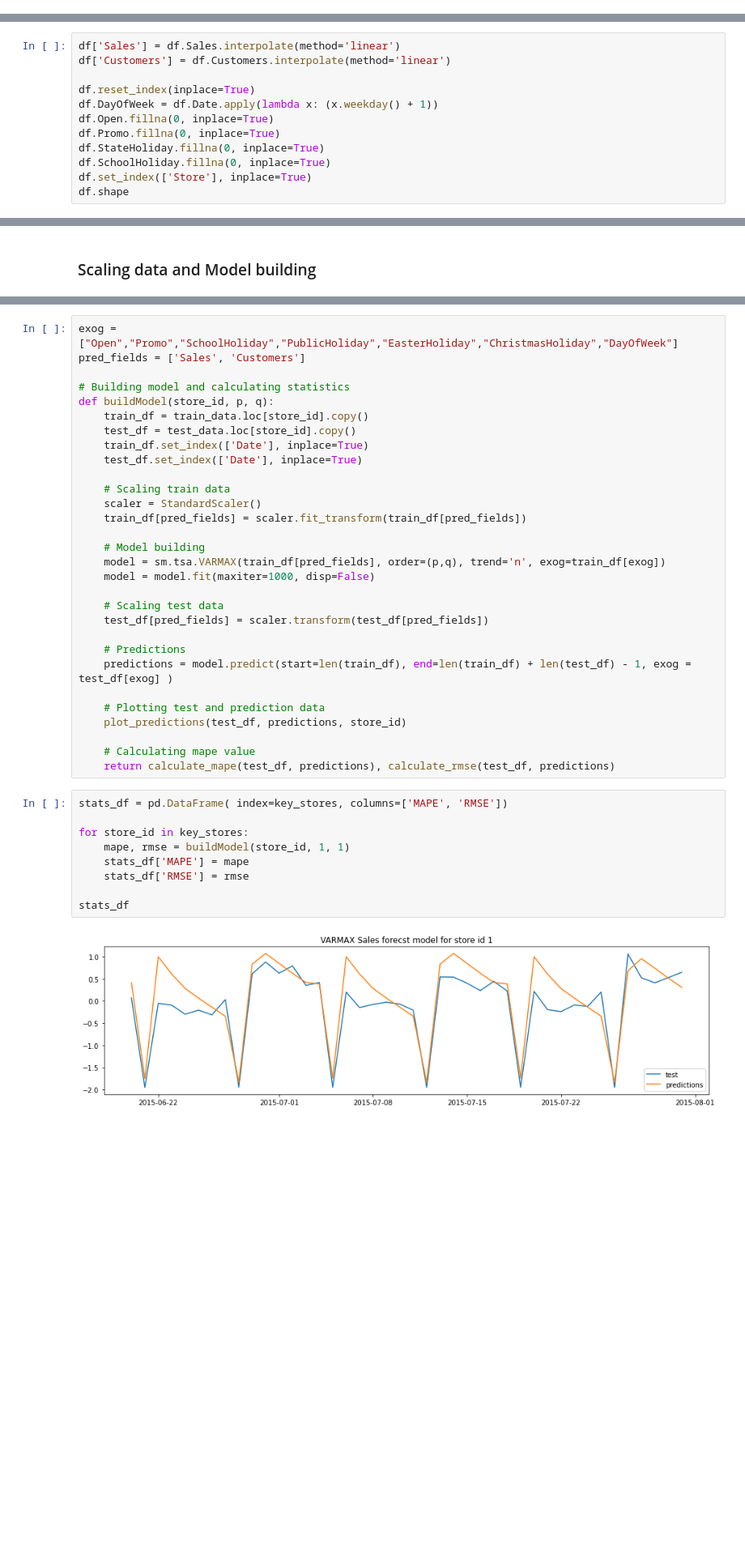
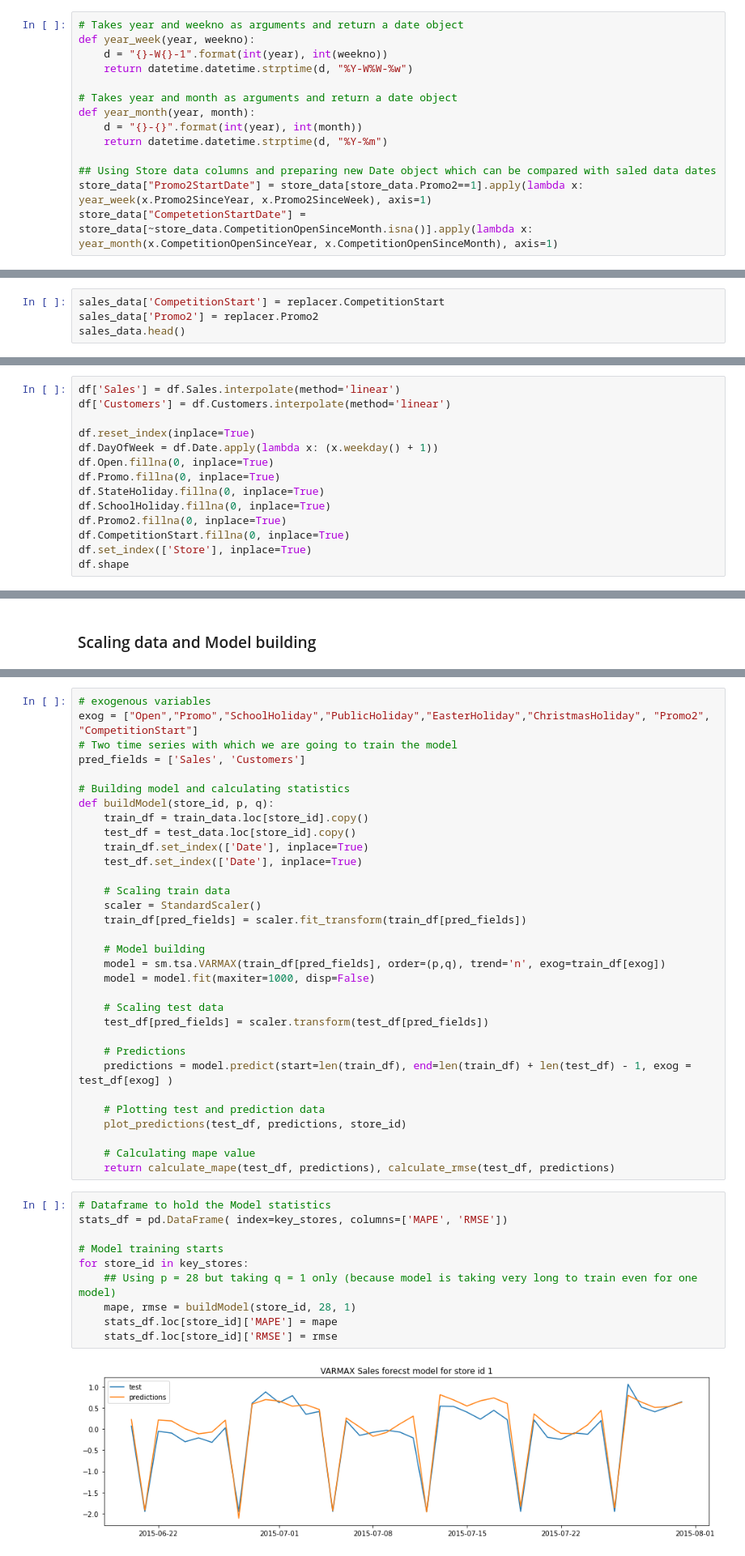
Before and after one commit to rahul-kum4w4t/SalesForecast_Capstone, a Jupyter notebook: Sales_Forecasting.ipynb, the cells around one changed output, grey strips where cells are left out. Shown at 81% size. Saved outputs shown, nothing was run; the diff lists cells and outputs as text; blank space fills up the shorter version.

```diff
--- a/Sales_Forecasting.ipynb
+++ b/Sales_Forecasting.ipynb
@@ -125,0 +134,14 @@ key_stores = [1,3,8,9,13,25,29,31,46]
+# %%
+# Takes year and weekno as arguments and return a date object
+def year_week(year, weekno):
+    d = "{}-W{}-1".format(int(year), int(weekno))
+    return datetime.datetime.strptime(d, "%Y-W%W-%w")
+
+# Takes year and month as arguments and return a date object
+def year_month(year, month):
+    d = "{}-{}".format(int(year), int(month))
+    return datetime.datetime.strptime(d, "%Y-%m")
+
+## Using Store data columns and preparing new Date object which can be compared with saled data dates
+store_data["Promo2StartDate"] = store_data[store_data.Promo2==1].apply(lambda x: year_week(x.Promo2SinceYear, x.Promo2SinceWeek), axis=1)
+store_data["CompetetionStartDate"] = store_data[~store_data.CompetitionOpenSinceMonth.isna()].apply(lambda x: year_month(x.CompetitionOpenSinceYear, x.CompetitionOpenSinceMonth), axis=1)
@@ -125,0 +190,4 @@ key_stores = [1,3,8,9,13,25,29,31,46]
+# %%
+sales_data['CompetitionStart'] = replacer.CompetitionStart
+sales_data['Promo2'] = replacer.Promo2
+sales_data.head()
@@ -181,6 +257,8 @@ df.Open.fillna(0, inplace=True)
 df.Promo.fillna(0, inplace=True)
 df.StateHoliday.fillna(0, inplace=True)
 df.SchoolHoliday.fillna(0, inplace=True)
+df.Promo2.fillna(0, inplace=True)
+df.CompetitionStart.fillna(0, inplace=True)
 df.set_index(['Store'], inplace=True)
 df.shape
 # %% [output]
@@ -383,7 +471,9 @@ def calculate_mape(test_df, predictions):
 def calculate_rmse(test_df, predictions):
     return np.sqrt(np.mean(np.square(test_df.Sales - predictions.Sales)))
 # %%
-exog = ["Open","Promo","SchoolHoliday","PublicHoliday","EasterHoliday","ChristmasHoliday","DayOfWeek"]
+# exogenous variables
+exog = ["Open","Promo","SchoolHoliday","PublicHoliday","EasterHoliday","ChristmasHoliday", "Promo2", "CompetitionStart"]
+# Two time series with which we are going to train the model
 pred_fields = ['Sales', 'Customers']
 
 # Building model and calculating statistics
@@ -413,13 +503,14 @@ def buildModel(store_id, p, q):
     # Calculating mape value
     return calculate_mape(test_df, predictions), calculate_rmse(test_df, predictions)
 # %%
+# Dataframe to hold the Model statistics
 stats_df = pd.DataFrame( index=key_stores, columns=['MAPE', 'RMSE'])
 
+# Model training starts
 for store_id in key_stores:
-    mape, rmse = buildModel(store_id, 1, 1)
-    stats_df['MAPE'] = mape
-    stats_df['RMSE'] = rmse
-
-stats_df
+    ## Using p = 28 but taking q = 1 only (because model is taking very long to train even for one model)
+    mape, rmse = buildModel(store_id, 28, 1)
+    stats_df.loc[store_id]['MAPE'] = mape
+    stats_df.loc[store_id]['RMSE'] = rmse
 # %% [output]
-[figure, old version]
+[figure, new version]
```
Also changed, not shown: parts of 17 cells of this notebook, 1 other file.
